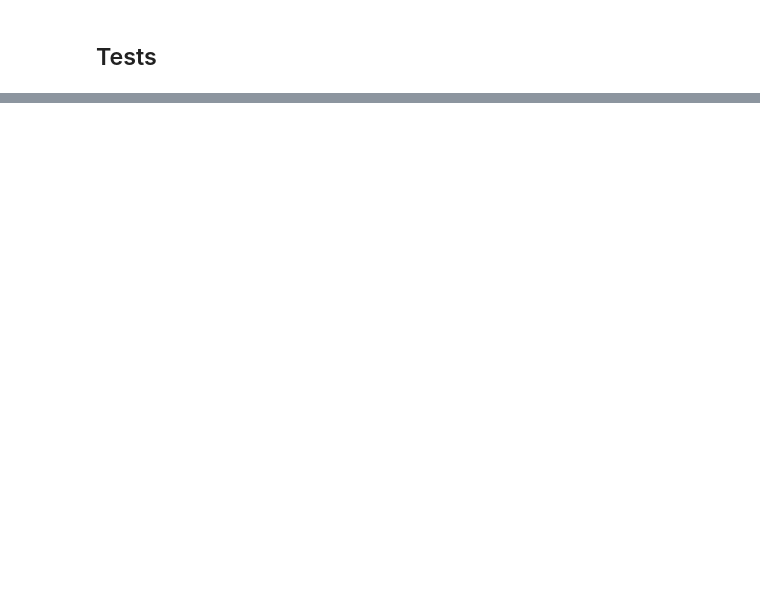
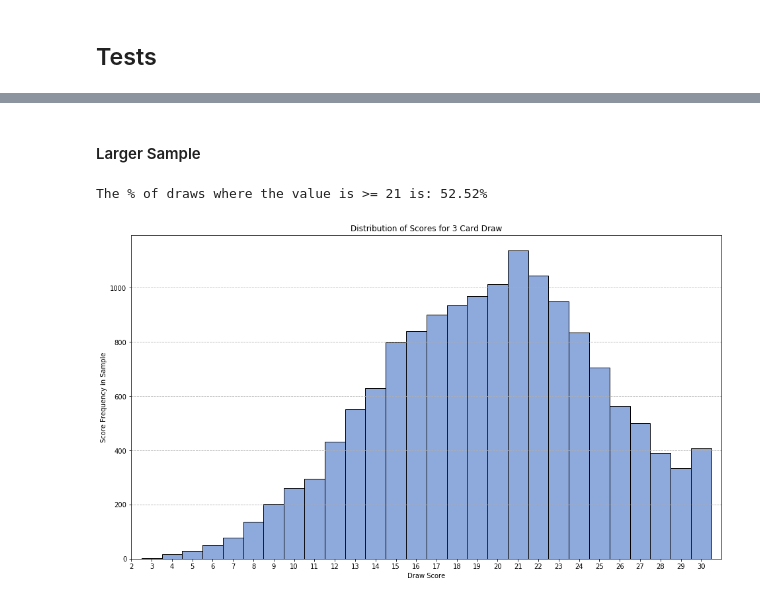
Before and after one commit to vipulpopat/MSCAI_CE4021_Week6, a Jupyter notebook: Etivity6.ipynb, the cells around one changed output, grey strips where cells are left out. Cells and saved outputs as stored; diff of their text form; code cells hidden in the pictures; blank space fills up the shorter version.

```diff
--- a/Etivity6.ipynb
+++ b/Etivity6.ipynb
@@ -78,5 +88,34 @@ def run_experiment(population_size, cards_to_draw):
 
     return test_results
+# %%
+def plot_card_draw_distribution(test_draw_scores, min_value = 3, max_value = 30, expected_value = None, mean = None):
+
+    plt.title("Distribution of Scores for 3 Card Draw")
+    plt.xlabel("Draw Score")
+    plt.ylabel("Score Frequency in Sample")
+
+    # Set the x-axis up correctly with limits.  Total score is 3 <= x <= 30
+    # Need to configure the ticks and bins to have the tick marks centered under the bars
+    plt.xlim(min_value - 1, max_value+1)
+    plt.xticks(range(min_value - 1, max_value+1))
+    plt.grid(True, axis='y', linestyle='--')
+
+    bins = np.arange(min_value - 1, max_value+2) - 0.5
+
+    # Plot the histogram
+    plt.hist(test_draw_scores, bins, facecolor='#8EA9DB', edgecolor='black')
+
+    # Add in the Expected value and the Mean if specified
+    if expected_value:
+        plt.axvline(expected_value, label="E[V]", color='r', linestyle='dotted')
+
+    if mean:
+        plt.axvline(draw_score_mean, label=u"\u03BC", color='g', linestyle='dashed')
+
+    if expected_value or mean:
+        plt.legend()
+
+    plt.show()
 # %% [markdown]
 ## Tests
 # %%
@@ -123,2 +181,20 @@ Interesingt to note that some scores do not appear in the sample.  Any combinati
+# %% [markdown]
+#### Larger Sample
+# %%
+large_test_results = run_experiment(POP_SIZE*3, NUM_CARDS)
+large_test_draw_scores = large_test_results[:,0]
+
+hist, bins = np.histogram(large_test_draw_scores, bins=range(3,31))
+
+print(f"The % of draws where the value is >= 21 is: {np.sum(hist[-10:])/(POP_SIZE*3):.2%}")
+
+#####################################################
+# Graphing the results
+#####################################################
+
+plot_card_draw_distribution(large_test_draw_scores)
+# %% [output]
+The % of draws where the value is >= 21 is: 52.52%
+[figure, added]
 # %% [markdown]
 ## Manual Calculations
```
Also changed, not shown: parts of 7 cells of this notebook.
